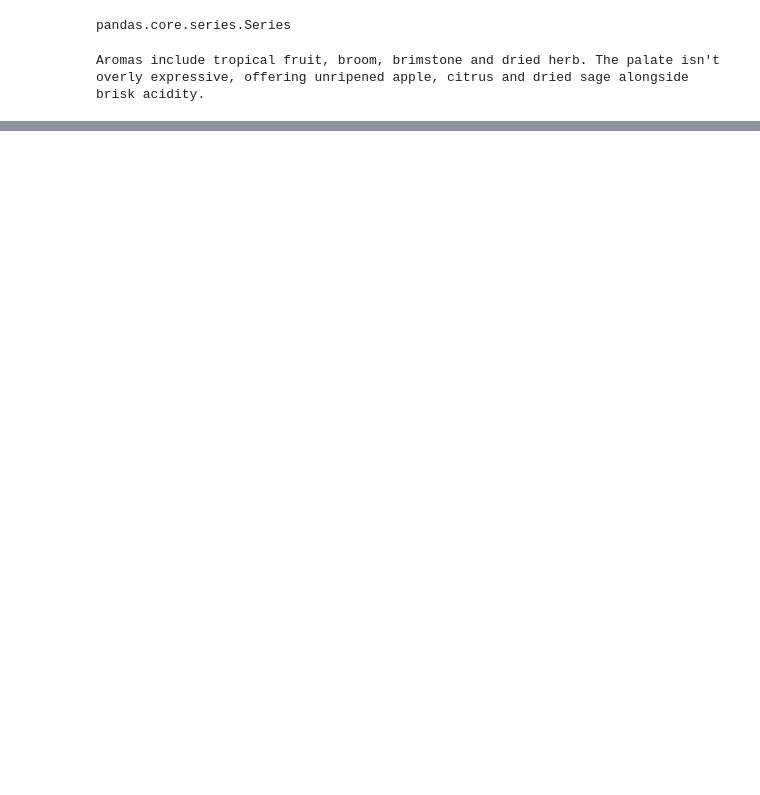
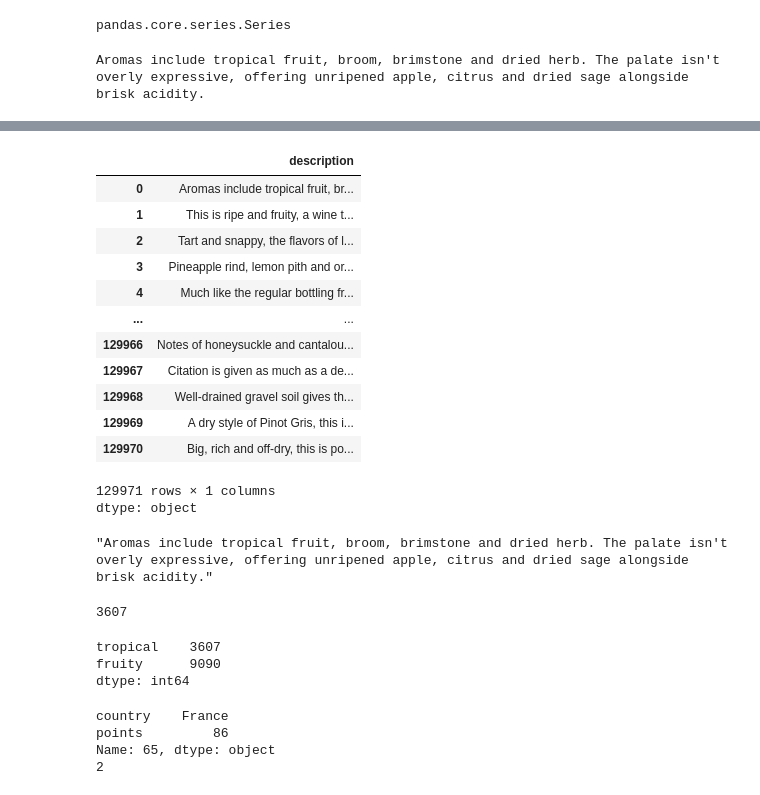
Before and after one commit to karywnl/kaggle-learn, a Jupyter notebook: Pandas.ipynb, the cells around one changed output, grey strips where cells are left out. Cells and saved outputs as stored; diff of their text form; code cells hidden in the pictures; blank space fills up the shorter version.

```diff
--- a/Pandas.ipynb
+++ b/Pandas.ipynb
@@ -71,0 +112,59 @@ Aromas include tropical fruit, broom, brimstone and dried herb. The palate isn't
+# %%
+reviews['description']
+# %% [output]
+|  | description |
+| 0 | Aromas include tropical fruit, br... |
+| 1 | This is ripe and fruity, a wine t... |
+| 2 | Tart and snappy, the flavors of l... |
+| 3 | Pineapple rind, lemon pith and or... |
+| 4 | Much like the regular bottling fr... |
+| ... | ... |
+| 129966 | Notes of honeysuckle and cantalou... |
+| 129967 | Citation is given as much as a de... |
+| 129968 | Well-drained gravel soil gives th... |
+| 129969 | A dry style of Pinot Gris, this i... |
+| 129970 | Big, rich and off-dry, this is po... |
+129971 rows × 1 columns
+dtype: object
+# %%
+reviews['description'].iloc[0]
+# %% [output]
+"Aromas include tropical fruit, broom, brimstone and dried herb. The palate isn't overly expressive, offering unripened apple, citrus and dried sage alongside brisk acidity."
+# %%
+def count(word):
+  cnt = 0
+  for description in reviews['description']:
+    if word in description:
+      cnt += 1
+  return cnt
+
+count('')
+# %% [output]
+3607
+# %%
+descriptor_counts = pd.Series(data = {'tropical' : count('tropical'), 'fruity' : count('fruity')})
+
+print(descriptor_counts)
+# %% [output]
+tropical    3607
+fruity      9090
+dtype: int64
+# %%
+def star_rate(row):
+    if row['country'] == 'Canada':
+        return 3
+    elif row['points'] >= 95:
+        return 3
+    elif row['points'] >= 85:
+        return 2
+    else:
+        return 1
+
+row = reviews[['country', 'points']].iloc[65]
+print(row)
+print(star_rate(row))
+# %% [output]
+country    France
+points         86
+Name: 65, dtype: object
+2
```
Also changed, not shown: parts of 6 cells of this notebook.
